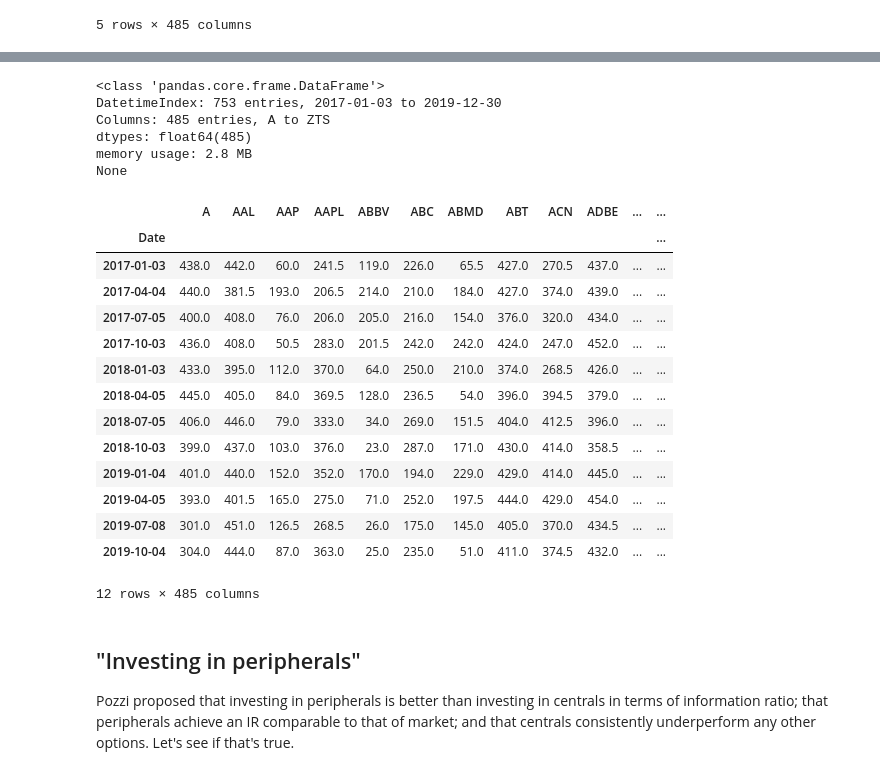
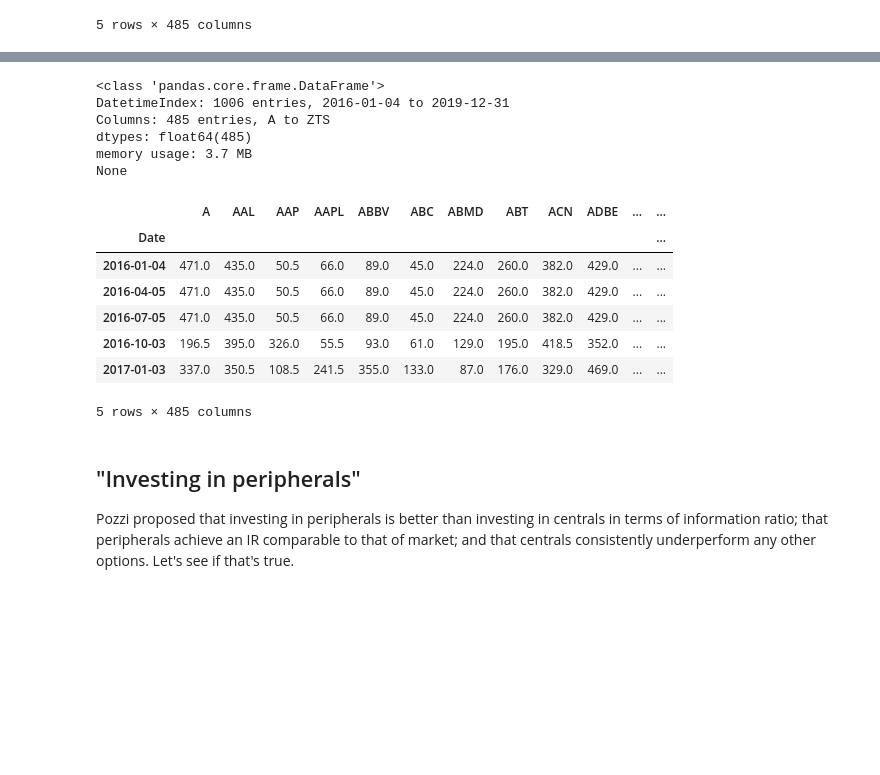
Before and after one commit to jw6602/GC-Project, a Jupyter notebook: backtest.ipynb, the cells around one changed output, grey strips where cells are left out. Saved outputs shown, nothing was run; the diff lists cells and outputs as text; code cells hidden in the pictures; blank space fills up the shorter version.

```diff
--- a/backtest.ipynb
+++ b/backtest.ipynb
@@ -85,32 +54,26 @@ plt.show()
 # %%
 # XY centrality ranking; computed in the previous workbook
-XY_rankings = pd.read_csv("XY_rankings.csv", index_col='Date', parse_dates=True)
+#XY_rankings = pd.read_csv("data/XY_rankings.csv", index_col='Date', parse_dates=True)
+XY_rankings = pd.read_csv("data/XY_rankings_126.csv", index_col='Date', parse_dates=True)
 print(XY_rankings.info())
 
 # quarterly rebalanced XY ranking
-XY_rankings.iloc[:190:63]
+XY_rankings.iloc[252:505:63]
 # %% [output]
 <class 'pandas.core.frame.DataFrame'>
-DatetimeIndex: 753 entries, 2017-01-03 to 2019-12-30
+DatetimeIndex: 1006 entries, 2016-01-04 to 2019-12-31
 Columns: 485 entries, A to ZTS
 dtypes: float64(485)
-memory usage: 2.8 MB
+memory usage: 3.7 MB
 None
 |  | A | AAL | AAP | AAPL | ABBV | ABC | ABMD | ABT | ACN | ADBE | ... | ... |
 | Date |  |  |  |  |  |  |  |  |  |  |  | ... |
-| 2017-01-03 | 438.0 | 442.0 | 60.0 | 241.5 | 119.0 | 226.0 | 65.5 | 427.0 | 270.5 | 437.0 | ... | ... |
-| 2017-04-04 | 440.0 | 381.5 | 193.0 | 206.5 | 214.0 | 210.0 | 184.0 | 427.0 | 374.0 | 439.0 | ... | ... |
-| 2017-07-05 | 400.0 | 408.0 | 76.0 | 206.0 | 205.0 | 216.0 | 154.0 | 376.0 | 320.0 | 434.0 | ... | ... |
-| 2017-10-03 | 436.0 | 408.0 | 50.5 | 283.0 | 201.5 | 242.0 | 242.0 | 424.0 | 247.0 | 452.0 | ... | ... |
-| 2018-01-03 | 433.0 | 395.0 | 112.0 | 370.0 | 64.0 | 250.0 | 210.0 | 374.0 | 268.5 | 426.0 | ... | ... |
-| 2018-04-05 | 445.0 | 405.0 | 84.0 | 369.5 | 128.0 | 236.5 | 54.0 | 396.0 | 394.5 | 379.0 | ... | ... |
-| 2018-07-05 | 406.0 | 446.0 | 79.0 | 333.0 | 34.0 | 269.0 | 151.5 | 404.0 | 412.5 | 396.0 | ... | ... |
-| 2018-10-03 | 399.0 | 437.0 | 103.0 | 376.0 | 23.0 | 287.0 | 171.0 | 430.0 | 414.0 | 358.5 | ... | ... |
-| 2019-01-04 | 401.0 | 440.0 | 152.0 | 352.0 | 170.0 | 194.0 | 229.0 | 429.0 | 414.0 | 445.0 | ... | ... |
-| 2019-04-05 | 393.0 | 401.5 | 165.0 | 275.0 | 71.0 | 252.0 | 197.5 | 444.0 | 429.0 | 454.0 | ... | ... |
-| 2019-07-08 | 301.0 | 451.0 | 126.5 | 268.5 | 26.0 | 175.0 | 145.0 | 405.0 | 370.0 | 434.5 | ... | ... |
-| 2019-10-04 | 304.0 | 444.0 | 87.0 | 363.0 | 25.0 | 235.0 | 51.0 | 411.0 | 374.5 | 432.0 | ... | ... |
+| 2016-01-04 | 471.0 | 435.0 | 50.5 | 66.0 | 89.0 | 45.0 | 224.0 | 260.0 | 382.0 | 429.0 | ... | ... |
+| 2016-04-05 | 471.0 | 435.0 | 50.5 | 66.0 | 89.0 | 45.0 | 224.0 | 260.0 | 382.0 | 429.0 | ... | ... |
+| 2016-07-05 | 471.0 | 435.0 | 50.5 | 66.0 | 89.0 | 45.0 | 224.0 | 260.0 | 382.0 | 429.0 | ... | ... |
+| 2016-10-03 | 196.5 | 395.0 | 326.0 | 55.5 | 93.0 | 61.0 | 129.0 | 195.0 | 418.5 | 352.0 | ... | ... |
+| 2017-01-03 | 337.0 | 350.5 | 108.5 | 241.5 | 355.0 | 133.0 | 87.0 | 176.0 | 329.0 | 469.0 | ... | ... |
-12 rows × 485 columns
+5 rows × 485 columns
 # %% [markdown]
 ## "Investing in peripherals"
 Pozzi proposed that investing in peripherals is better than investing in centrals in terms of information ratio; that peripherals achieve an IR comparable to that of market; and that centrals consistently underperform any other options. Let's see if that's true.
```
Also changed, not shown: parts of 23 cells of this notebook, 5 other files.
